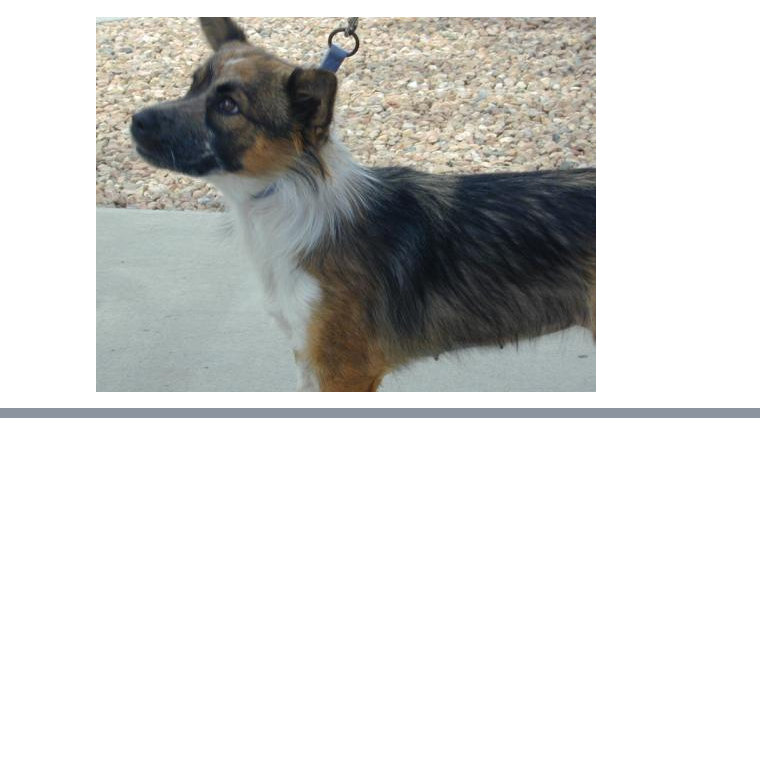
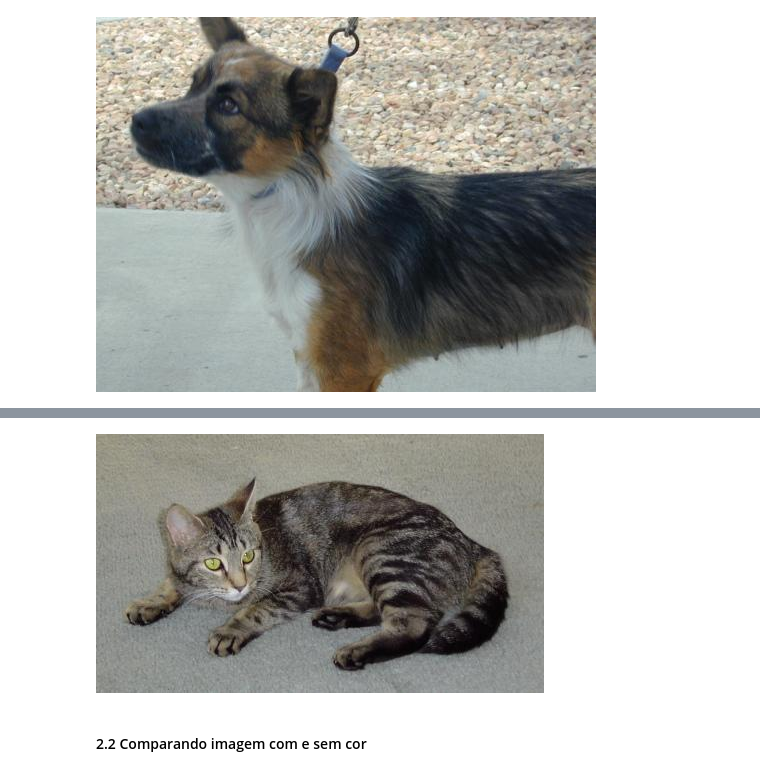
Before and after one commit to ViniLinharesBozzon/DogCatClassification, a Jupyter notebook: main.ipynb, the cells around one changed output, grey strips where cells are left out. Drawn from its saved outputs; the diff is of its cells as text; code cells hidden in the pictures; blank space fills up the shorter version.

```diff
--- a/main.ipynb
+++ b/main.ipynb
@@ -74,0 +81,7 @@ Image.open(c_pathDogs_str+'/3.jpg')
+# %%
+# verificando a base de gatos
+Image.open(c_pathCats_str+'/16.jpg')
+# %% [output]
+[figure, added]
+# %% [markdown]
+#### 2.2 Comparando imagem com e sem cor
```
Also changed, not shown: parts of 31 cells of this notebook.
